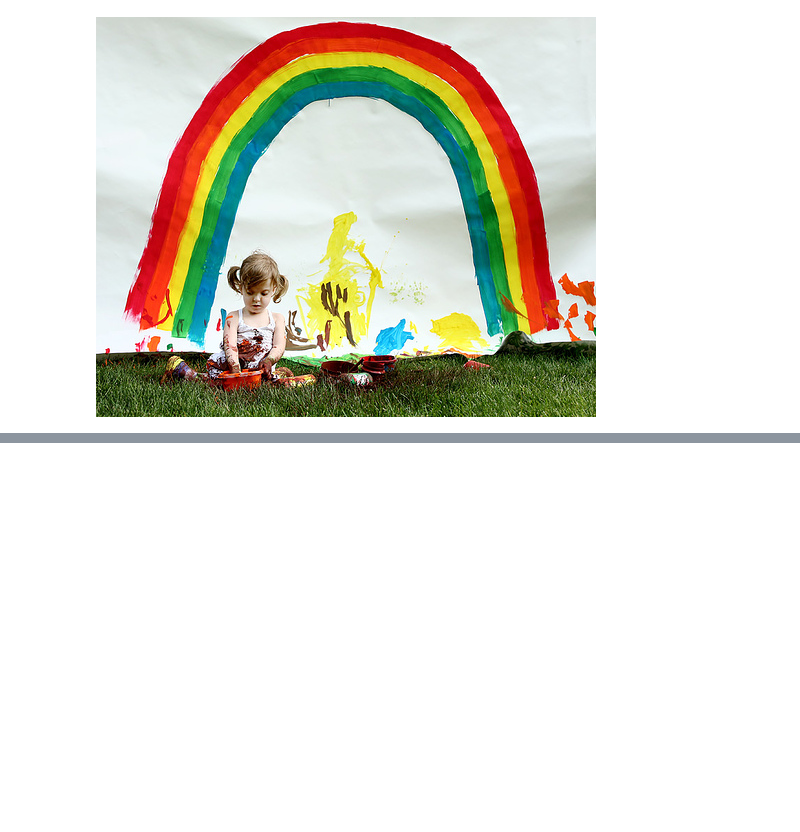
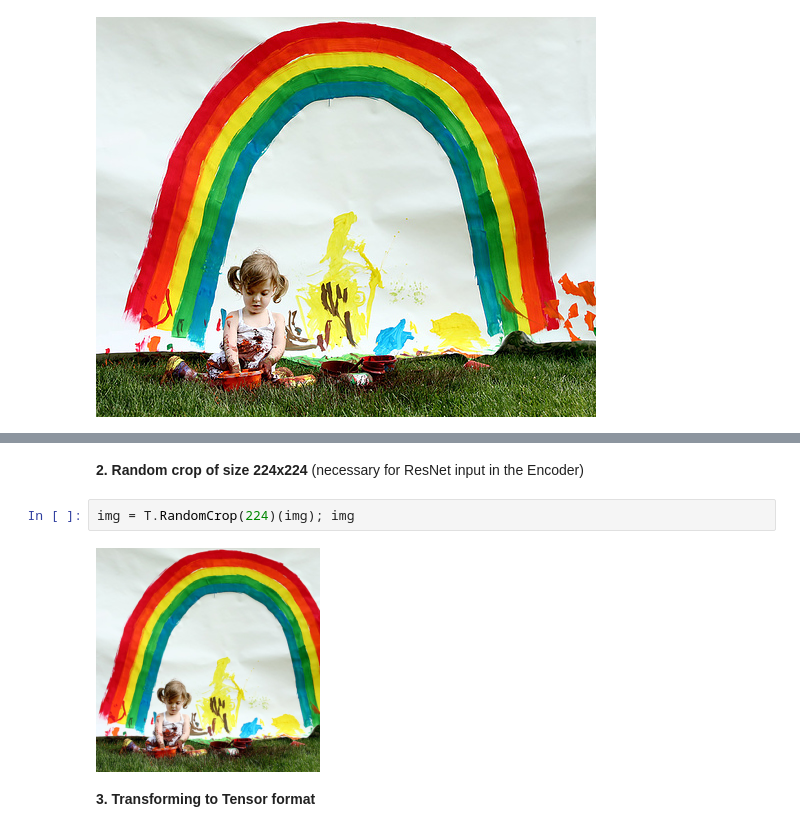
Before and after one commit to DCC-UAB/Image_Captioning, a Jupyter notebook: SRC/EDA.ipynb, the cells around one changed output, grey strips where cells are left out. Drawn from its saved outputs; the diff is of its cells as text; blank space fills up the shorter version.

```diff
--- a/SRC/EDA.ipynb
+++ b/SRC/EDA.ipynb
@@ -287,0 +302,8 @@ And when processed by the dataloader (using the `__getitem` method in the `Flick
+# %% [markdown]
+**2. Random crop of size 224x224** (necessary for ResNet input in the Encoder)
+# %%
+img = T.RandomCrop(224)(img); img
+# %% [output]
+[figure, added]
+# %% [markdown]
+**3. Transforming to Tensor format**
```
Also changed, not shown: parts of 9 cells of this notebook.
